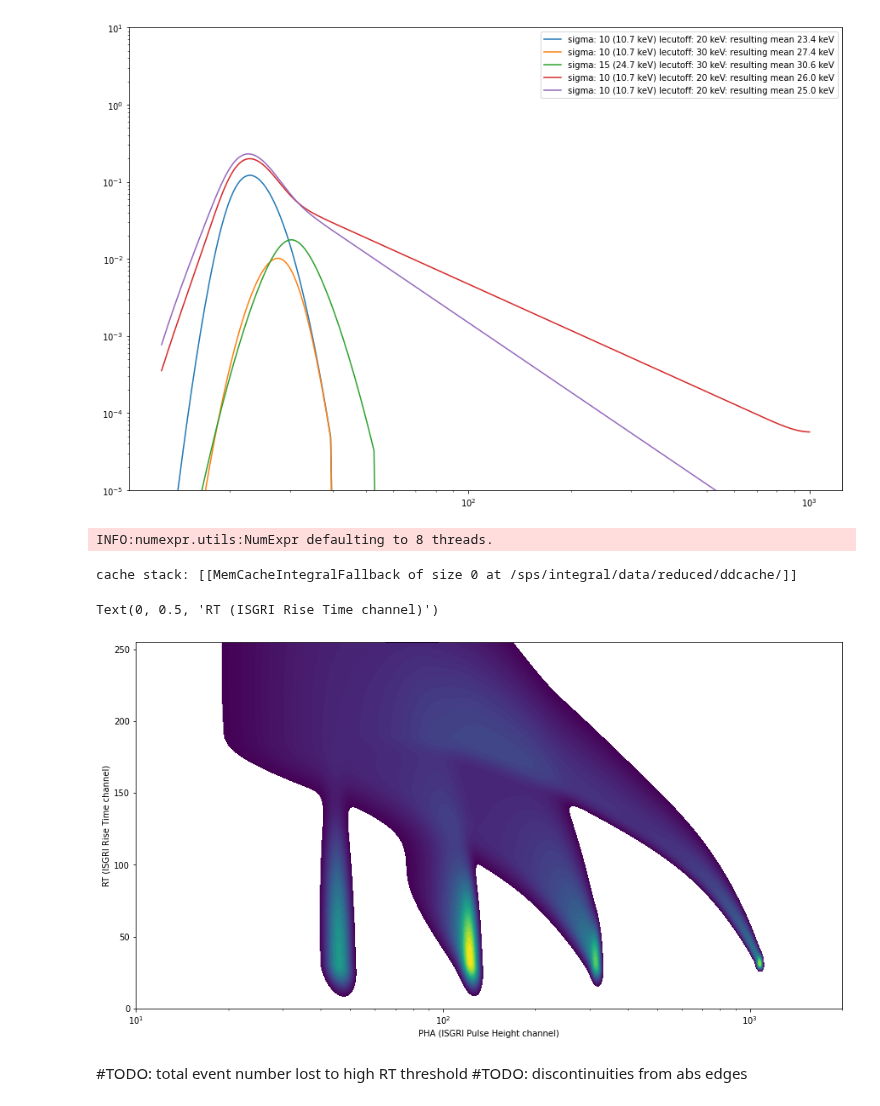
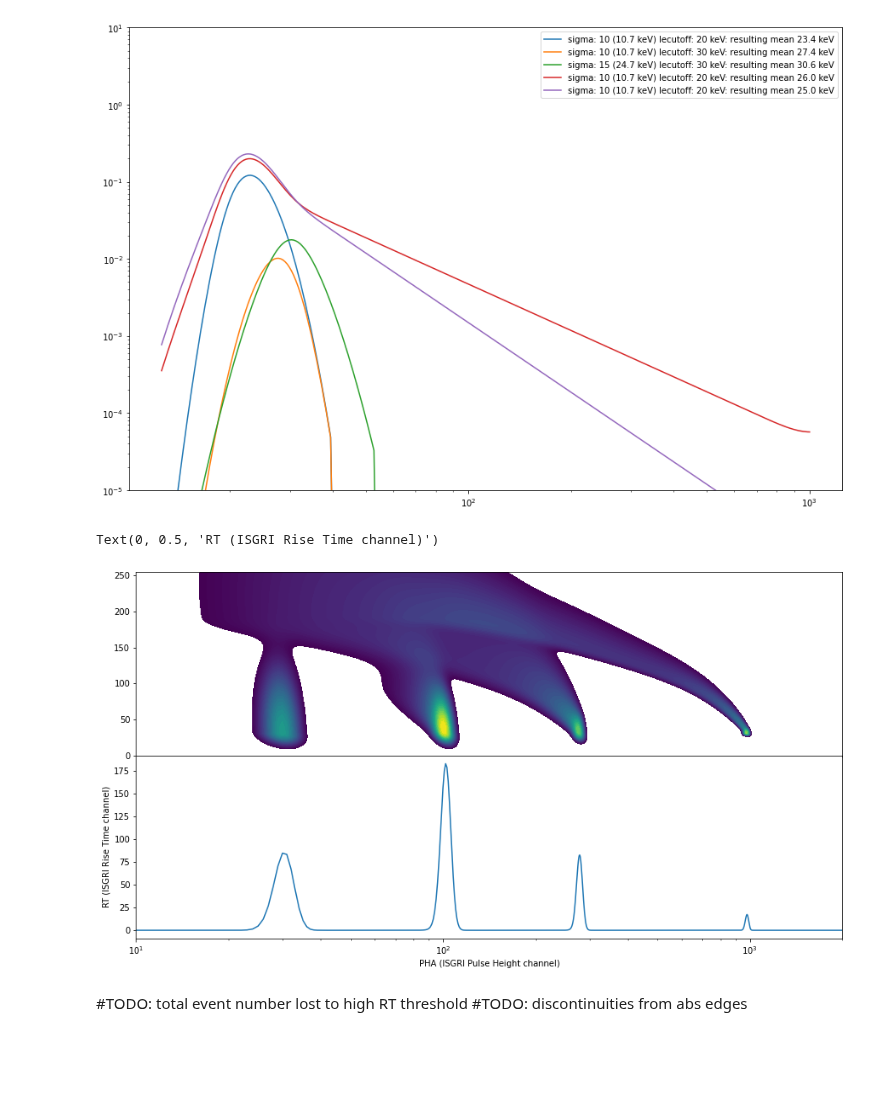
Before and after one commit to volodymyrss/integral-ibis-isgri-le-response, a Jupyter notebook: readme.ipynb, the cells around one changed output. Drawn from its saved outputs; the diff is of its cells as text; code cells hidden in the pictures; blank space fills up the shorter version.

```diff
--- a/readme.ipynb
+++ b/readme.ipynb
@@ -81,39 +115,44 @@ sys.path.insert(0, 'lut2model/python')
 
 import lut2model
 import bipar_model
 import eddosa
 
 lut2model.set_verbosity(0)
 
 #lut2model.render_bipar_m0()
 
 bpm = eddosa.BiparModel()
 bpm.bipar_model
 det = bipar_model.detector()
+det.import_detector(det_base.export_detector())
 
 pha_2d, rt_2d = np.meshgrid(np.arange(2048), np.arange(256))
 
 
 bip = np.zeros_like(pha_2d, dtype=float)
 
 for en in [22, 59, 150, 511]:
     _bip = bipar_model.make_bipar_monoenergetic(det, en).transpose()
 
     bip += _bip / np.nanquantile(_bip[_bip>_bip.max()/100].flatten(), 0.5)
 
-plt.figure(figsize=(15, 8))
-plt.contourf(pha_2d, rt_2d, bip**0.5, levels=np.logspace(-1, 0)*np.nanmax(bip**0.5))
+f, (ax1,ax2) = plt.subplots(2,1, figsize=(15, 8), sharex=True)
+ax1.contourf(pha_2d, rt_2d, bip**0.5, levels=np.logspace(-1, 0)*np.nanmax(bip**0.5))
+
+ax2.plot(
+    pha_2d[0,:],
+    bip[15:30,:].sum(0)
+)
 
 plt.semilogx()
 plt.xlim([10, 2000])
+plt.subplots_adjust(hspace=0)
 
 plt.xlabel('PHA (ISGRI Pulse Height channel)')
 plt.ylabel('RT (ISGRI Rise Time channel)')
 # %% [output]
-INFO:numexpr.utils:NumExpr defaulting to 8 threads.
+Text(0, 0.5, 'RT (ISGRI Rise Time channel)')
-cache stack: [[MemCacheIntegralFallback of size 0 at /sps/integral/data/reduced/ddcache/]]
-Text(0, 0.5, 'RT (ISGRI Rise Time channel)')
-[figure, old version]
+[figure, new version]
 # %% [markdown]
 #TODO: total event number lost to high RT threshold
 #TODO: discontinuities from abs edges
```
Also changed, not shown: parts of 25 cells of this notebook, 1 other file.
